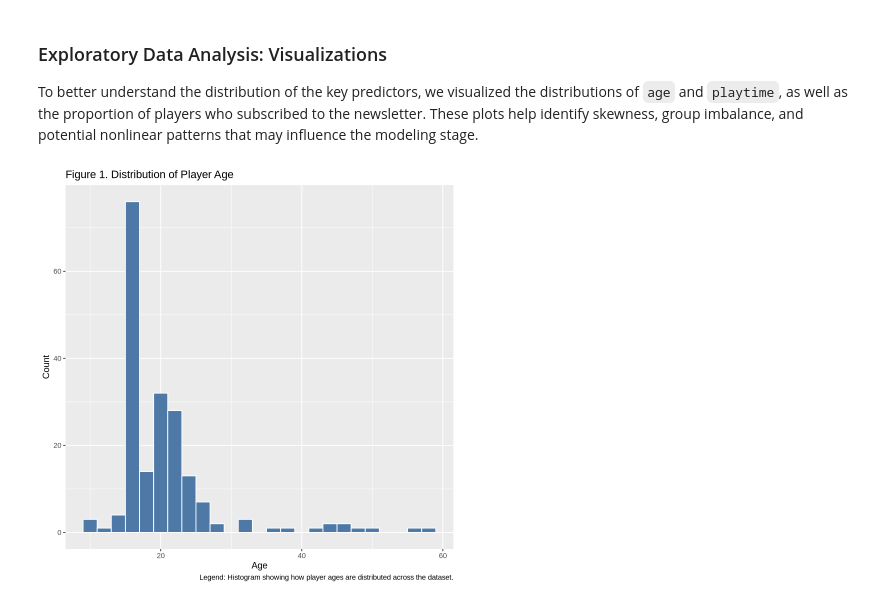
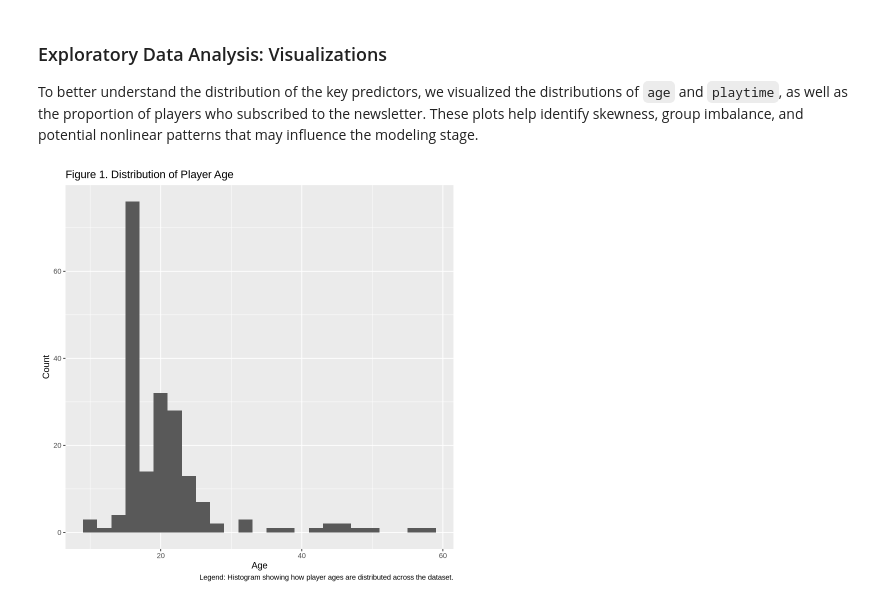
Before and after one commit to cassidoi/dsci-100-2025w1-group36-cassidy, a Jupyter notebook: project_final_report.ipynb, the cells around one changed output. Saved outputs shown, nothing was run; the diff lists cells and outputs as text; code cells hidden in the pictures.

```diff
--- a/project_final_report.ipynb
+++ b/project_final_report.ipynb
@@ -150,15 +150,8 @@ A tibble: 2 × 5
 
 To better understand the distribution of the key predictors, we visualized the distributions of `age` and `playtime`, as well as the proportion of players who subscribed to the newsletter. These plots help identify skewness, group imbalance, and potential nonlinear patterns that may influence the modeling stage.
 # %%
-library(ggplot2)
-
 ggplot(players_clean, aes(x = age)) +
-  geom_histogram(binwidth = 2, fill = "#4E79A7", color = "white") +
-  labs(
-    title = "Figure 1. Distribution of Player Age",
-    x = "Age",
-    y = "Count",
-    caption = "Legend: Histogram showing how player ages are distributed across the dataset."
-  )
+  geom_histogram(binwidth = 2) +
+  labs(title = "Figure 1. Distribution of Player Age", x = "Age",y = "Count", caption = "Legend: Histogram showing how player ages are distributed across the dataset.")
 # %% [output]
-[figure, old version]
+[figure, new version]
```
Also changed, not shown: parts of 6 cells of this notebook.
